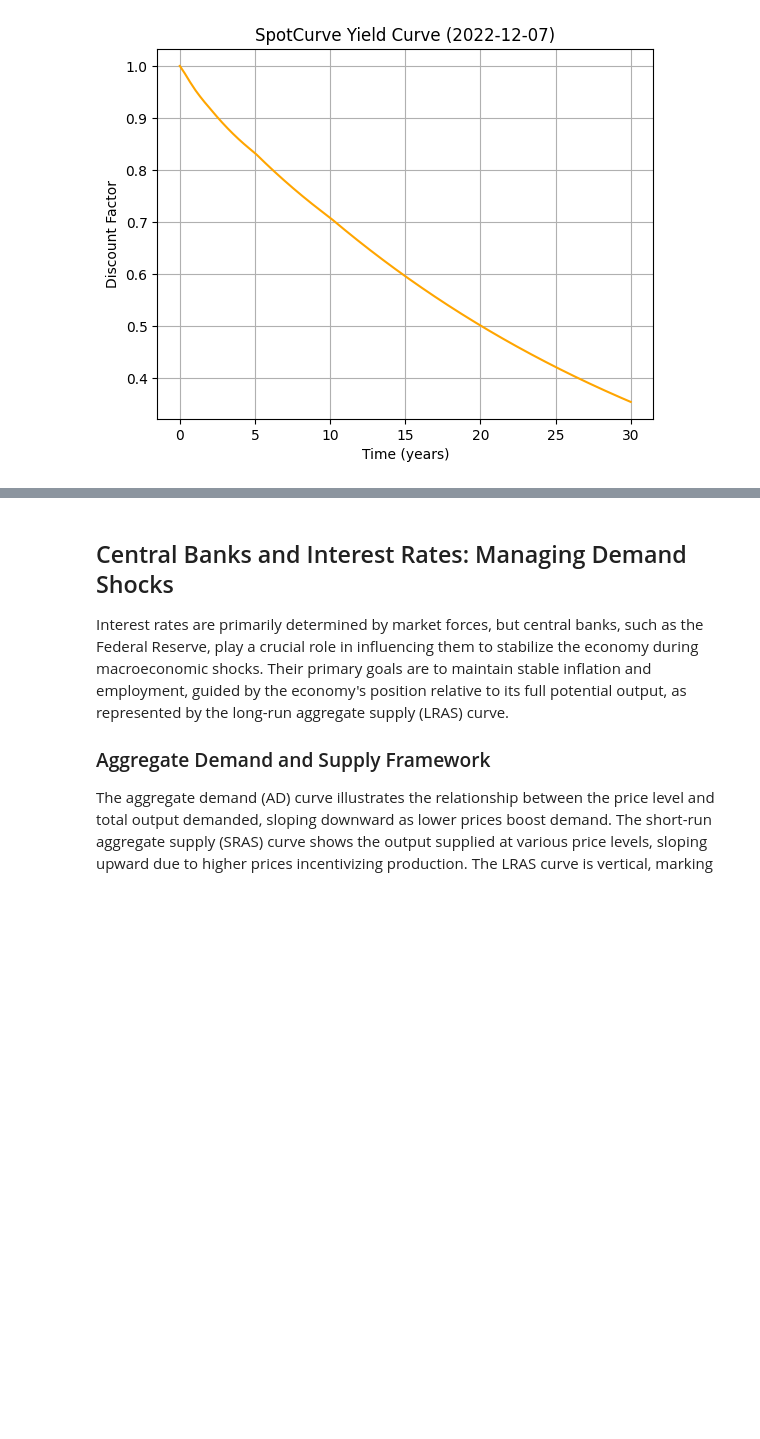
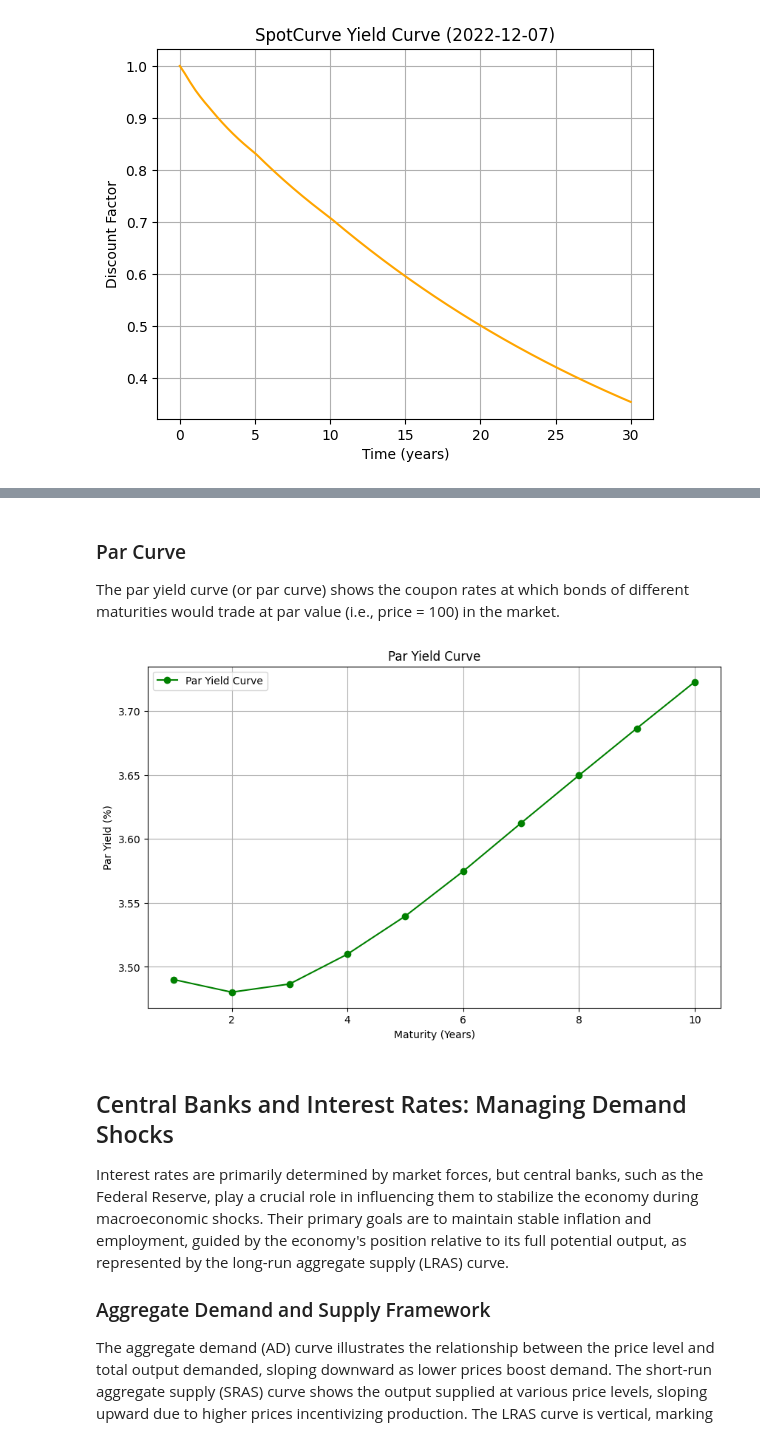
Before and after one commit to Python-Financial-Analyst/pyfian_dev, a Jupyter notebook: docs/source/Topics/fixed_income/05_curves.ipynb, the cells around one changed output, grey strips where cells are left out. Saved outputs shown, nothing was run; the diff lists cells and outputs as text; code cells hidden in the pictures; blank space fills up the shorter version.

Commit message:
finished comparing bonds notebook

```diff
--- a/docs/source/Topics/fixed_income/05_curves.ipynb
+++ b/docs/source/Topics/fixed_income/05_curves.ipynb
@@ -146,3 +309,54 @@ inverted_spot_curve.plot_curve(
+# %% [markdown]
+### Par Curve
+
+The par yield curve (or par curve) shows the coupon rates at which bonds of different maturities would trade at par value (i.e., price = 100) in the market.
+# %%
+import numpy as np
+import matplotlib.pyplot as plt
+from scipy.interpolate import interp1d
+
+# Example spot rates (annual, decimal)
+spot_rates = {
+    1: 0.0349,  # 1-year
+    2: 0.0347,  # 2-year
+    3: 0.0350,  # 3-year
+    5: 0.0367,  # 5-year
+    7: 0.0387,  # 7-year
+    10: 0.0412, # 10-year
+}
+
+# Interpolate spot rates for all integer maturities
+maturities = np.array(list(spot_rates.keys()))
+rates = np.array(list(spot_rates.values()))
+interp_func = interp1d(maturities, rates, kind='linear', fill_value="extrapolate")
+
+all_years = np.arange(1, max(maturities)+1)
+all_spot_rates = interp_func(all_years)
+
+# Compute par yields
+par_yields = {}
+for n in all_years:
+    s = all_spot_rates[:n]  # spot rates for years 1..n
+    numerator = 1 - 1 / np.prod([(1 + r) for r in s])
+    denominator = sum([1 / np.prod([(1 + s[j]) for j in range(i+1)]) for i in range(n)])
+    c_n = numerator / denominator
+    par_yields[n] = c_n
+
+# Convert to percentages
+years = list(par_yields.keys())
+yields = [v * 100 for v in par_yields.values()]
+
+# Plot par curve
+plt.figure(figsize=(10,6))
+plt.plot(years, yields, marker='o', color='green', label='Par Yield Curve')
+plt.title("Par Yield Curve")
+plt.xlabel("Maturity (Years)")
+plt.ylabel("Par Yield (%)")
+plt.grid(True)
+plt.legend()
+plt.show()
+# %% [output]
+[figure, added]
 # %% [markdown]
 ## Central Banks and Interest Rates: Managing Demand Shocks
 
```
Also changed, not shown: parts of 9 cells of this notebook.
